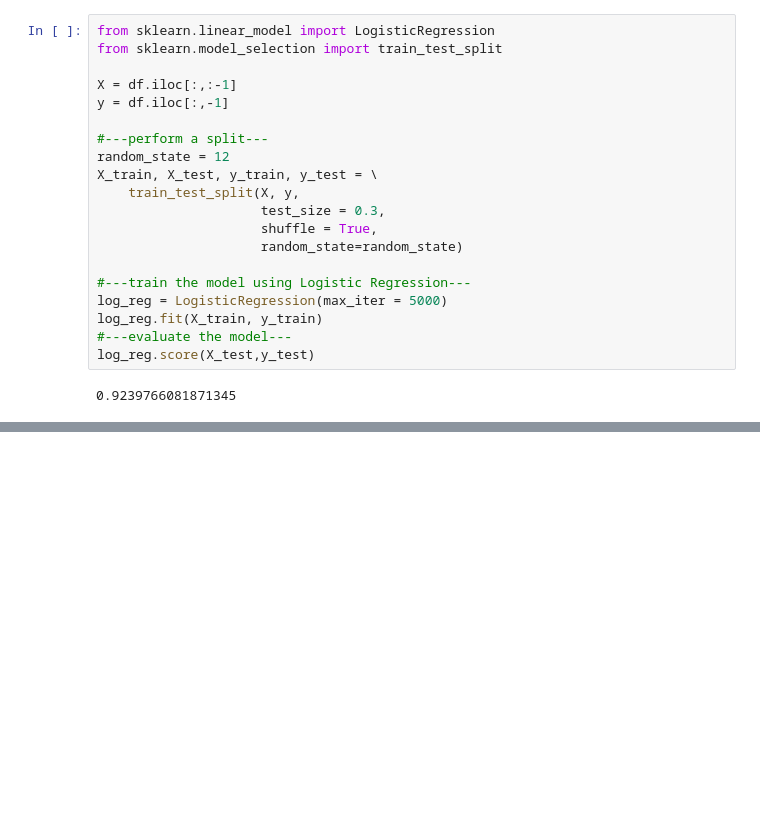
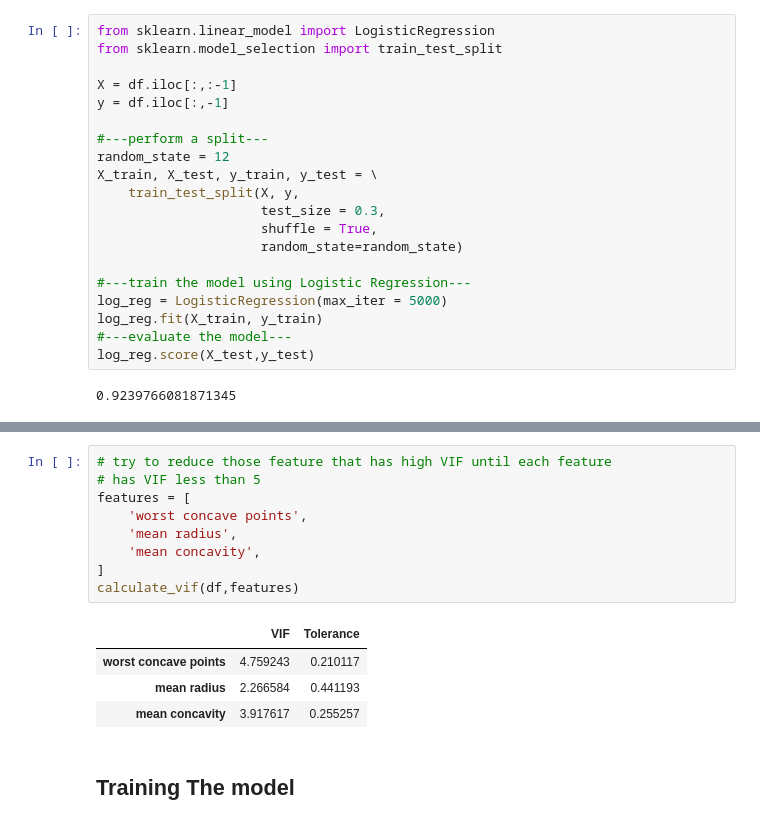
Before and after one commit to V-Nayak/ML, a Jupyter notebook: Unsupervised_Learning_algorithms_(PCA).ipynb, the cells around one changed output, grey strips where cells are left out. Cells and saved outputs as stored; diff of their text form; blank space fills up the shorter version.

```diff
--- a/Unsupervised_Learning_algorithms_(PCA).ipynb
+++ b/Unsupervised_Learning_algorithms_(PCA).ipynb
@@ -502,0 +583,16 @@ log_reg.score(X_test,y_test)
+# %%
+# try to reduce those feature that has high VIF until each feature
+# has VIF less than 5
+features = [
+    'worst concave points',
+    'mean radius',
+    'mean concavity',
+]
+calculate_vif(df,features)
+# %% [output]
+|  | VIF | Tolerance |
+| worst concave points | 4.759243 | 0.210117 |
+| mean radius | 2.266584 | 0.441193 |
+| mean concavity | 3.917617 | 0.255257 |
+# %% [markdown]
+## **Training The model**
```
Also changed, not shown: parts of 28 cells of this notebook.
